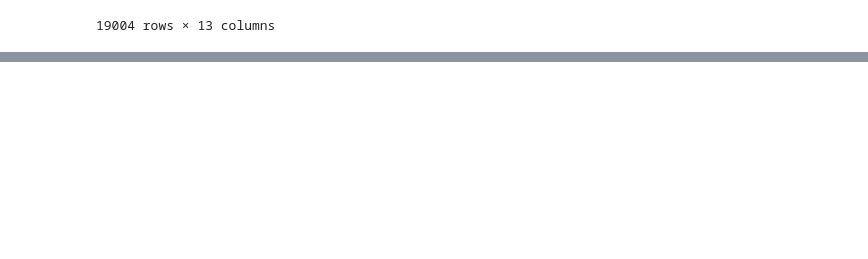
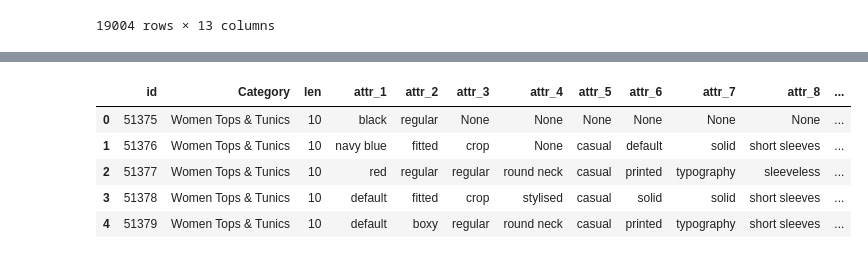
Before and after one commit to NeelDevenShah/Meesho-Visual-Taxonomy-Data-Challenge, a Jupyter notebook: EDA/meeshoo-hackathon-eda.ipynb, the cells around one changed output, grey strips where cells are left out. Saved outputs shown, nothing was run; the diff lists cells and outputs as text; code cells hidden in the pictures; blank space fills up the shorter version.

```diff
--- a/EDA/meeshoo-hackathon-eda.ipynb
+++ b/EDA/meeshoo-hackathon-eda.ipynb
@@ -148,0 +257,9 @@ df[df['Category'] == 'Women Tops & Tunics']
+# %%
+df_check.head()
+# %% [output]
+|  | id | Category | len | attr_1 | attr_2 | attr_3 | attr_4 | attr_5 | attr_6 | attr_7 | attr_8 | ... |
+| 0 | 51375 | Women Tops & Tunics | 10 | black | regular | None | None | None | None | None | None | ... |
+| 1 | 51376 | Women Tops & Tunics | 10 | navy blue | fitted | crop | None | casual | default | solid | short sleeves | ... |
+| 2 | 51377 | Women Tops & Tunics | 10 | red | regular | regular | round neck | casual | printed | typography | sleeveless | ... |
+| 3 | 51378 | Women Tops & Tunics | 10 | default | fitted | crop | stylised | casual | solid | solid | short sleeves | ... |
+| 4 | 51379 | Women Tops & Tunics | 10 | default | boxy | regular | round neck | casual | printed | typography | short sleeves | ... |
```
Also changed, not shown: parts of 5 cells of this notebook.
